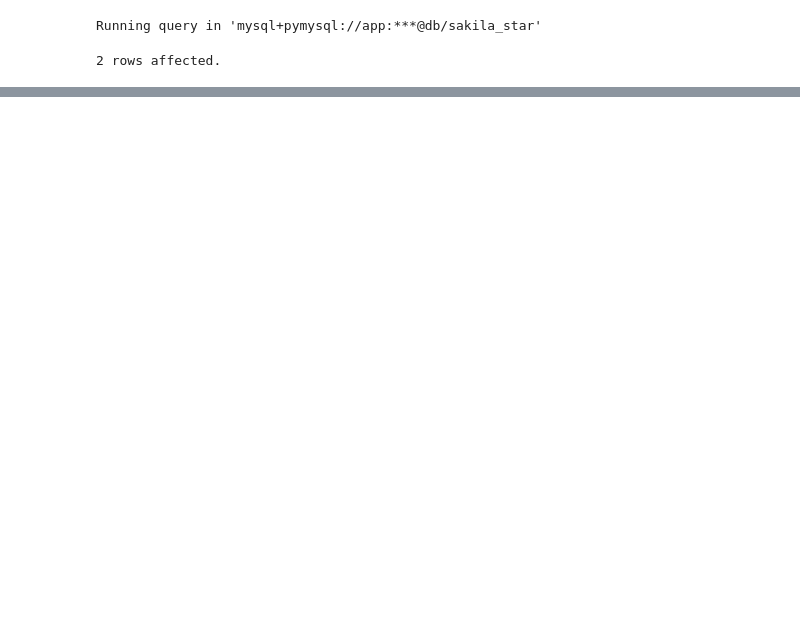
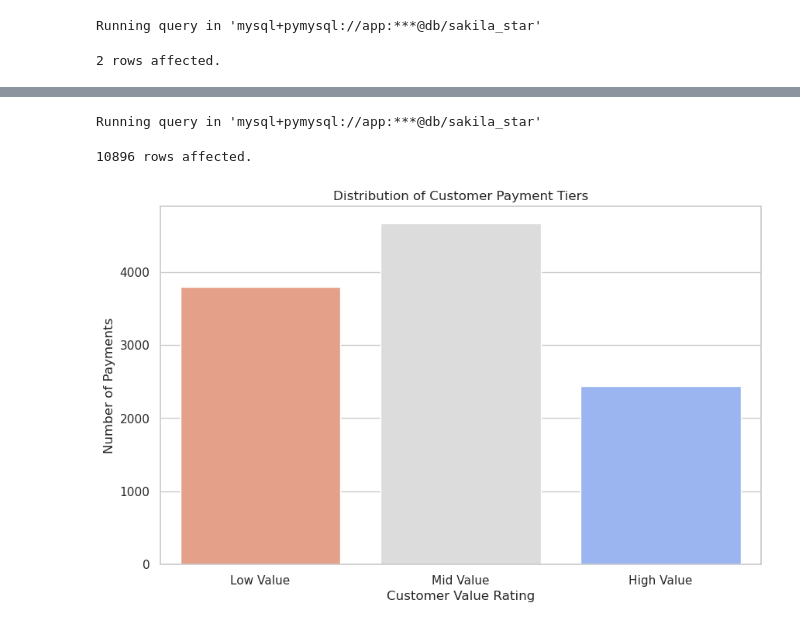
Before and after one commit to jimmygian/sakila-sql-pipeline, a Jupyter notebook: notebooks/02_analysing_sakila_star.ipynb, the cells around one changed output, grey strips where cells are left out. Saved outputs shown, nothing was run; the diff lists cells and outputs as text; code cells hidden in the pictures; blank space fills up the shorter version.

```diff
--- a/notebooks/02_analysing_sakila_star.ipynb
+++ b/notebooks/02_analysing_sakila_star.ipynb
@@ -70,0 +298,58 @@ AttributeError: 'DataFrame' object has no attribute 'DataFrame'
+# %%
+%%sql df_customer_value <<
+WITH
+  max_amount_customer AS (
+    SELECT
+      fr.customer_id,
+      MAX(fr.amount) AS max_amount,
+      DATE(fr.payment_date) AS payment_date
+    FROM
+      fact_rental AS fr
+    WHERE
+      fr.amount IS NOT NULL
+    GROUP BY
+      fr.customer_id,
+      DATE (fr.payment_date)
+  )
+SELECT
+  CONCAT (UPPER(dc.first_name), ' ', UPPER(dc.last_name)) AS full_name,
+  max_ac.max_amount,
+  max_ac.payment_date,
+  CASE
+    WHEN max_ac.max_amount < 3 THEN 'Low Value'
+    WHEN max_ac.max_amount >= 3
+    AND max_ac.max_amount < 6 THEN 'Mid Value'
+    WHEN max_ac.max_amount >= 6 THEN 'High Value'
+  END AS value_rate
+FROM
+  dim_customer AS dc
+  INNER JOIN max_amount_customer AS max_ac ON dc.customer_id = max_ac.customer_id
+ORDER BY
+  max_ac.max_amount DESC;
+# %% [output]
+Running query in 'mysql+pymysql://app:***@db/sakila_star'
+10896 rows affected.
+# %%
+
+# 1. Convert to DataFrame
+df = df_customer_value.DataFrame()
+
+# 2. Plot the distribution of Value Ratings
+plt.figure(figsize=(10, 6))
+
+# Use countplot to count how many rows belong to each category automatically
+sns.countplot(
+    data=df,
+    x='value_rate',
+    palette='coolwarm',
+    order=['Low Value', 'Mid Value', 'High Value'], # Force specific order
+    hue='value_rate',
+    legend=False,
+)
+
+plt.title("Distribution of Customer Payment Tiers")
+plt.xlabel("Customer Value Rating")
+plt.ylabel("Number of Payments")
+plt.show()
+# %% [output]
+[figure, added]
```
Also changed, not shown: parts of 23 cells of this notebook, 6 other files.
